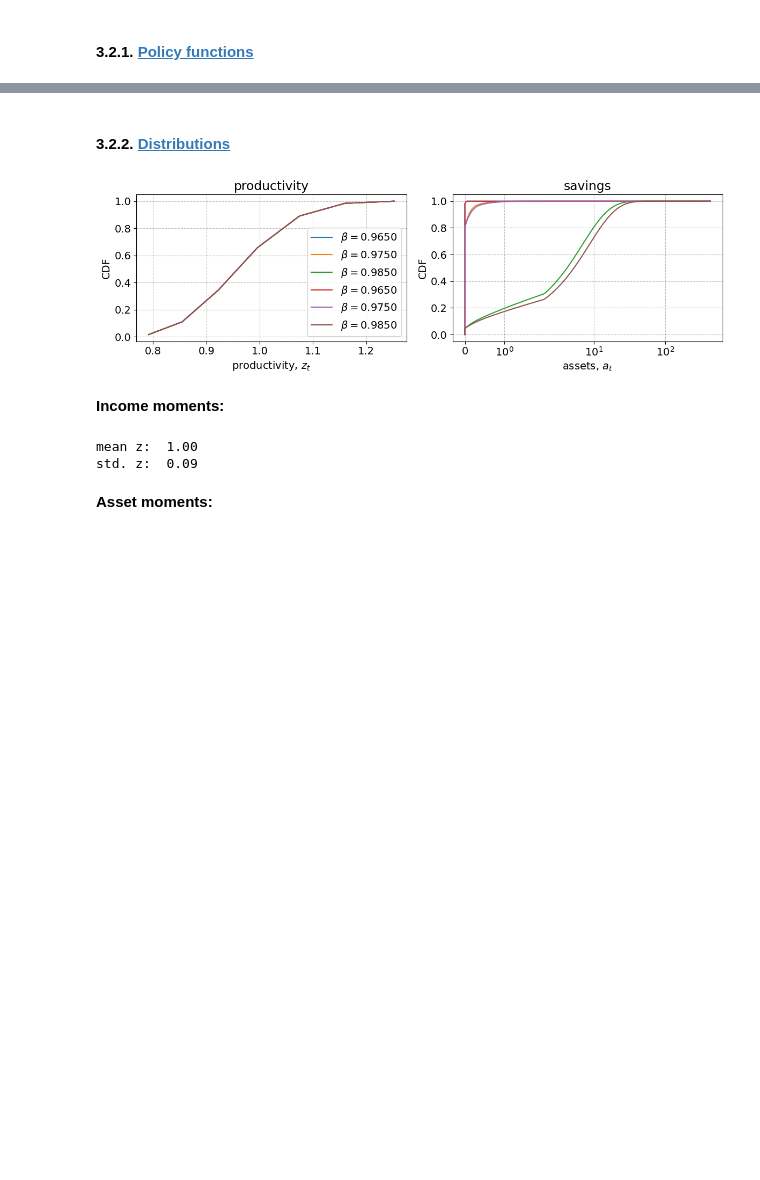
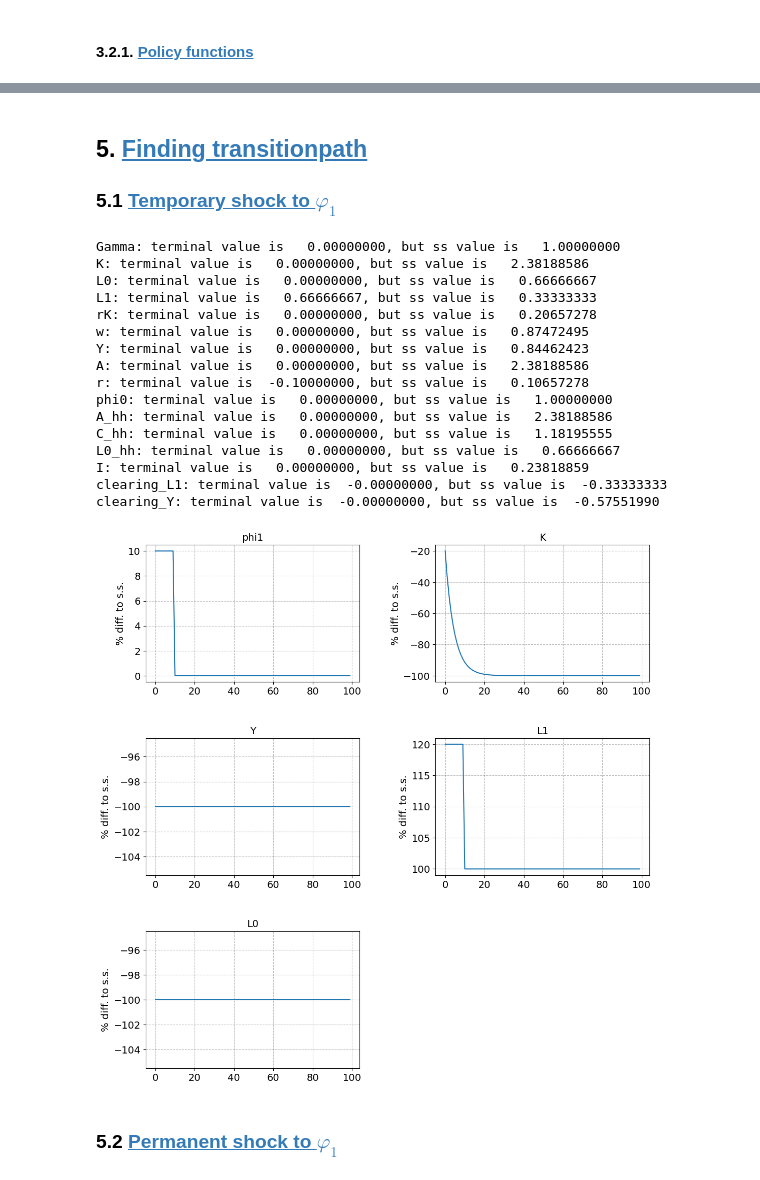
Before and after one commit to Bernseng/AdvMacroHet, a Jupyter notebook: Assignments/Assignment_I/Stationary-Equilibrium.ipynb, the cells around one changed output, grey strips where cells are left out. Saved outputs shown, nothing was run; the diff lists cells and outputs as text; code cells hidden in the pictures; blank space fills up the shorter version.

```diff
--- a/Assignments/Assignment_I/Stationary-Equilibrium.ipynb
+++ b/Assignments/Assignment_I/Stationary-Equilibrium.ipynb
@@ -221,40 +224,33 @@ model.compute_jacs()
+# %% [markdown]
+## 5. <a id='toc3_2_'></a>[Finding transitionpath](#toc0_)
+### 5.1 <a id='toc3_2_'></a>[Temporary shock to $\varphi_1$](#toc0_)
+# %%
+# a. define shock
+dphi1 = np.zeros(par.T)
+dphi1[0:10] = 0.1*ss.phi1
+shocks = {'dphi1':dphi1} # note the 'd' for difference (in absolute terms)
+
+# b. find transition path
+model.find_transition_path(do_print=False,shocks=shocks)
+
+model.show_IRFs(['phi1','K','Y','L1','L0'],T_max=100,do_shocks=False,do_targets=False,ncols=2,filename='figs/10_period_phi1_shock')
+# %% [output]
+Gamma: terminal value is   0.00000000, but ss value is   1.00000000
+K: terminal value is   0.00000000, but ss value is   2.38188586
+L0: terminal value is   0.00000000, but ss value is   0.66666667
+L1: terminal value is   0.66666667, but ss value is   0.33333333
+rK: terminal value is   0.00000000, but ss value is   0.20657278
+w: terminal value is   0.00000000, but ss value is   0.87472495
+Y: terminal value is   0.00000000, but ss value is   0.84462423
+A: terminal value is   0.00000000, but ss value is   2.38188586
+r: terminal value is  -0.10000000, but ss value is   0.10657278
+phi0: terminal value is   0.00000000, but ss value is   1.00000000
+A_hh: terminal value is   0.00000000, but ss value is   2.38188586
+C_hh: terminal value is   0.00000000, but ss value is   1.18195555
+L0_hh: terminal value is   0.00000000, but ss value is   0.66666667
+I: terminal value is   0.00000000, but ss value is   0.23818859
+clearing_L1: terminal value is  -0.00000000, but ss value is  -0.33333333
+clearing_Y: terminal value is  -0.00000000, but ss value is  -0.57551990
+[figure, added]
 # %% [markdown]
-#### 3.2.2. <a id='toc3_2_2_'></a>[Distributions](#toc0_)
+### 5.2 <a id='toc3_2_'></a>[Permanent shock to $\varphi_1$](#toc0_)
-# %%
-fig = plt.figure(figsize=(12,4),dpi=100)
-
-# a. income
-ax = fig.add_subplot(1,2,1)
-ax.set_title('productivity')
-for i_beta,beta in enumerate(par.beta_grid):
-    ax.plot(par.z_grid,np.cumsum(np.sum(ss.D[i_beta],axis=1))*par.Nfix,label=f'$\\beta = {beta:.4f}$')
-
-ax.set_xlabel('productivity, $z_{t}$')
-ax.set_ylabel('CDF')
-ax.legend()
-
-# b. assets
-ax = fig.add_subplot(1,2,2)
-ax.set_title('savings')
-for i_beta in range(par.Nfix):
-    ax.plot(np.insert(par.a_grid,0,par.a_grid[0]),np.insert(np.cumsum(np.sum(ss.D[i_beta],axis=0)),0,0.0)*par.Nfix,label=f'$\\beta = {par.beta_grid[i_beta]:.4f}$')
-ax.set_xlabel('assets, $a_{t}$')
-ax.set_ylabel('CDF')
-ax.set_xscale('symlog')
-
-fig.tight_layout()
-fig.savefig('figs/distribution.pdf')
-# %% [output]
-[figure, removed]
-# %% [markdown]
-**Income moments:**
-# %%
-mean_z = np.sum(ss.D*par.z_grid[:,np.newaxis])
-std_z = np.sqrt(np.sum(ss.D*(par.z_grid[np.newaxis,:,np.newaxis]-mean_z)**2))
-print(f'mean z: {mean_z:5.2f}')
-print(f'std. z: {std_z:5.2f}')
-# %% [output]
-mean z:  1.00
-std. z:  0.09
-# %% [markdown]
-**Asset moments:**
```
Also changed, not shown: parts of 33 cells of this notebook, 3 other files.
